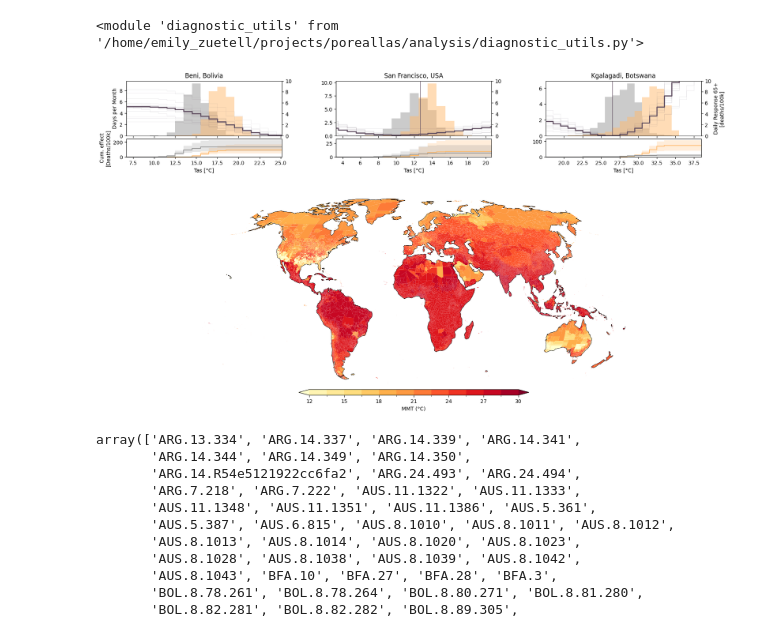
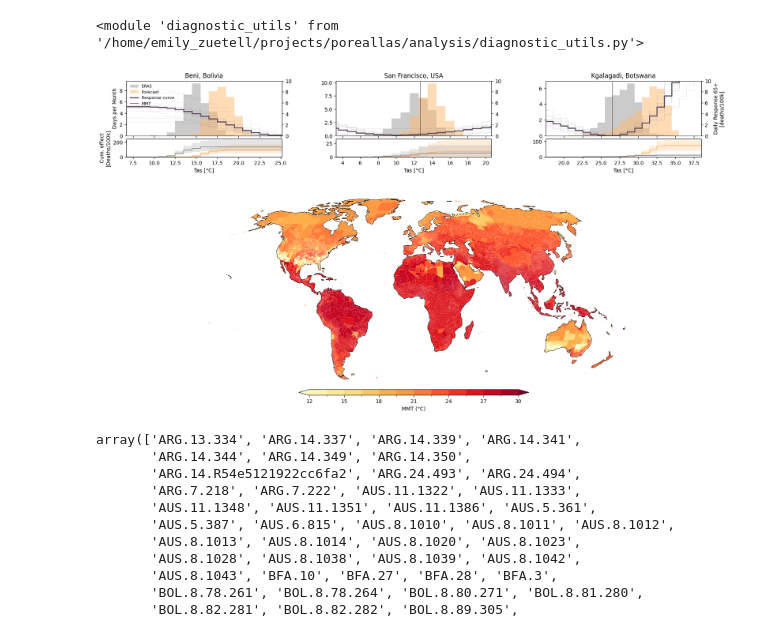
Before and after one commit to ezuetell/poreallas, a Jupyter notebook: analysis/p01_method_diagram_v2.ipynb, the cells around one changed output. Saved outputs shown, nothing was run; the diff lists cells and outputs as text; code cells hidden in the pictures.

Commit message:
add legend

```diff
--- a/analysis/p01_method_diagram_v2.ipynb
+++ b/analysis/p01_method_diagram_v2.ipynb
@@ -253,37 +253,44 @@ norm = mcolors.BoundaryNorm(levels, cmap.N, extend="both")
 
 _polygons_mmt = _polygons_mmt.set_crs(4326, allow_override=True)
 ## Mask Out Caspian Sea ##
 _polygons_mmt = _polygons_mmt[_polygons_mmt["region"] != "CA-"]
 
 robinson = ccrs.Robinson()
 _polygons_rob = _polygons_mmt.to_crs(robinson.proj4_init)
 
 _polygons_rob.plot(
     ax=ax_map, column="tas_bin", cmap=cmap, norm=norm, linewidth=0,
     aspect=None, missing_kwds={"color": "lightgray"},
 )
 
 ax_map.coastlines(linewidth=0.6, color="k")
 ax_map.set_extent([-180, 180, -60, 90], crs=ccrs.PlateCarree())
 ax_map.spines["geo"].set_visible(False)
 
 fig.colorbar(plt.cm.ScalarMappable(norm=norm, cmap=cmap), ax=ax_map,
              orientation="horizontal", shrink=0.4, aspect=40, pad=0.02,
              label="MMT (°C)")
 
 regions = {
     "BOL.2.16.45": "Beni, Bolivia",
     "USA.5.221": "San Francisco, USA",
     "BWA.3": "Kgalagadi, Botswana",
 }
+
+panels = []
 for i, (region, name) in enumerate(regions.items()):
-    plot_region_panel(fig, gs[0, i], region, title=name,
-                      show_left_labels=(i == 0),
-                      show_right_labels=(i == len(regions) - 1))
+    panels.append(plot_region_panel(fig, gs[0, i], region, title=name,
+                                    show_left_labels=(i == 0),
+                                    show_right_labels=(i == len(regions) - 1)))
+
+ax_hist, ax_resp, _ = panels[0]
+h1, l1 = ax_hist.get_legend_handles_labels()
+h2, l2 = ax_resp.get_legend_handles_labels()
+ax_resp.legend(h1 + h2, l1 + l2, loc="upper left", fontsize=8, frameon=False)
 
 fig.savefig("method_diagram_map.png", dpi=600, bbox_inches="tight")
 # %% [output]
-[figure, old version]
+[figure, new version]
 # %%
 # Find good regions to plot
 impact = analysis_utils.compute_impact(effect.chunk({dim: -1 for dim in config.dims}),
```
